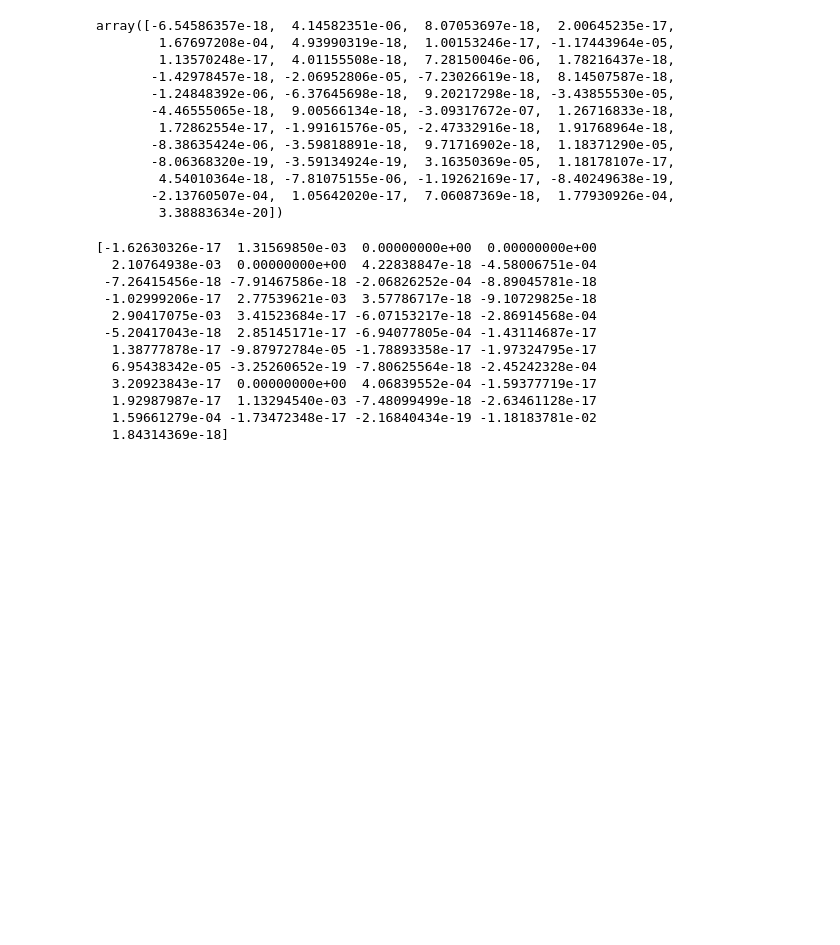
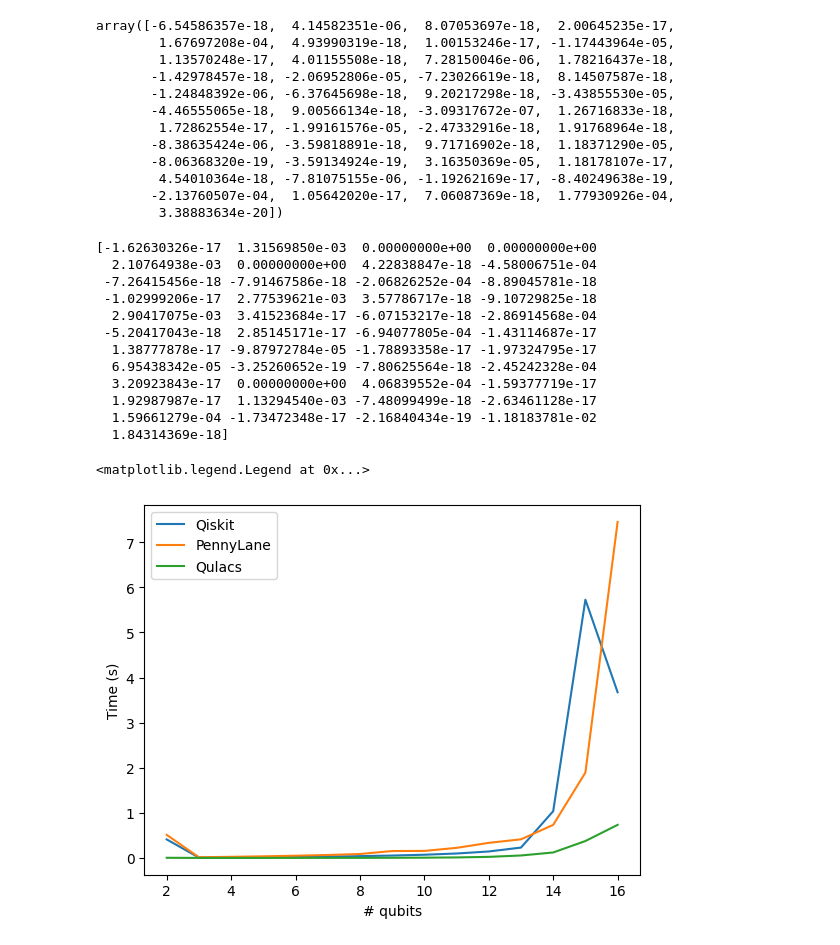
Before and after one commit to Zeusss9/fast-psr, a Jupyter notebook: hardware.ipynb, the cells around one changed output. Cells and saved outputs as stored; diff of their text form; code cells hidden in the pictures; blank space fills up the shorter version.

```diff
--- a/hardware.ipynb
+++ b/hardware.ipynb
@@ -115,3 +115,22 @@ psr_qulacs(15)
   1.92987987e-17  1.13294540e-03 -7.48099499e-18 -2.63461128e-17
   1.59661279e-04 -1.73472348e-17 -2.16840434e-19 -1.18183781e-02
   1.84314369e-18]
+# %%
+import numpy as np
+
+times_qiskit = np.loadtxt('./times/qiskit.txt')
+times_pennylane = np.loadtxt('./times/pennylane.txt')
+times_qulacs = np.loadtxt('./times/qulacs.txt')
+
+import matplotlib.pyplot as plt
+
+qubits = range(2,18)
+plt.plot(qubits, times_qiskit, label='Qiskit')
+plt.plot(qubits, times_pennylane, label='PennyLane')
+plt.plot(qubits, times_qulacs, label='Qulacs')
+plt.xlabel('# qubits')
+plt.ylabel('Time (s)')
+plt.legend()
+# %% [output]
+<matplotlib.legend.Legend at 0x...>
+[figure, added]
```
Also changed, not shown: 4 other files.
